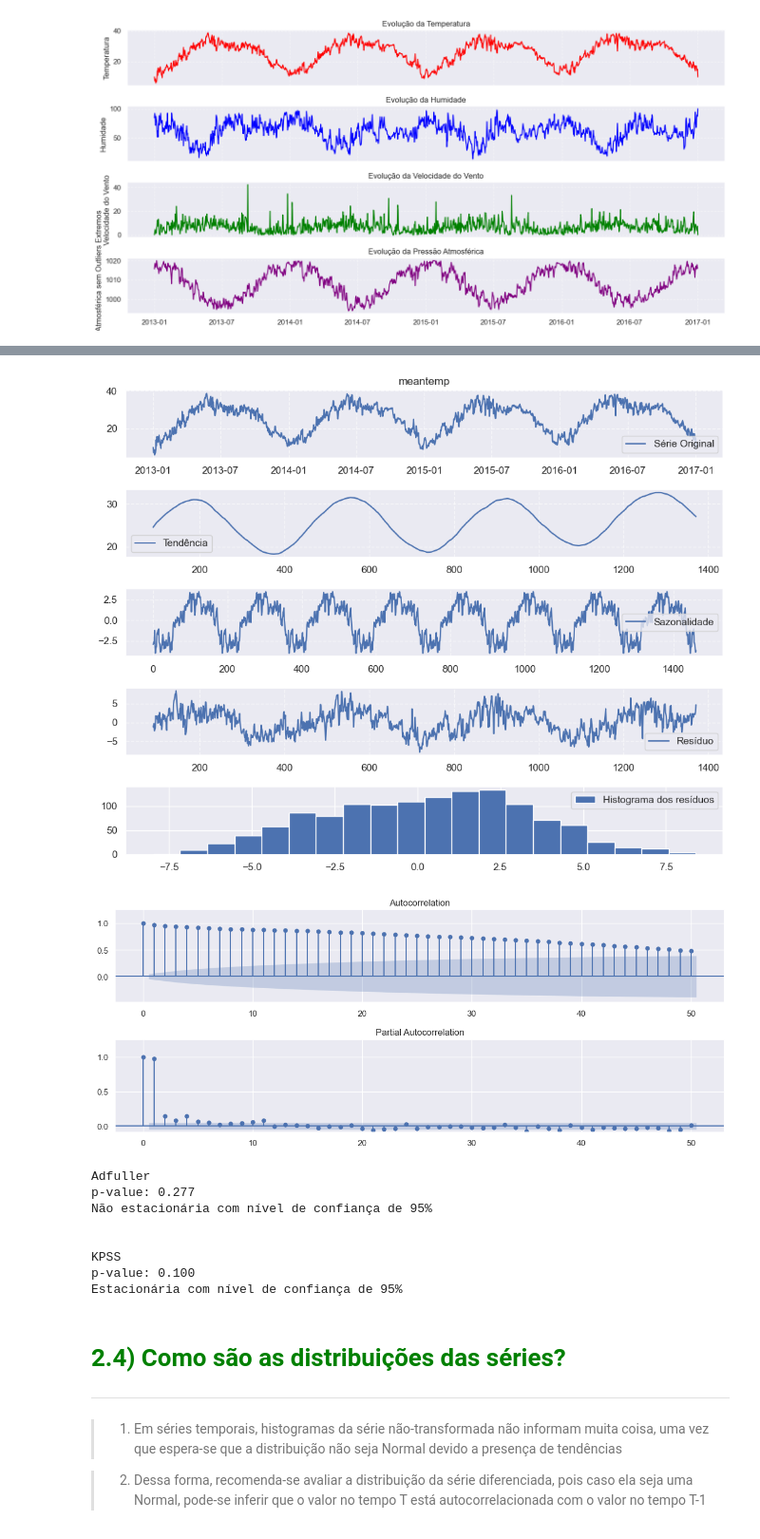
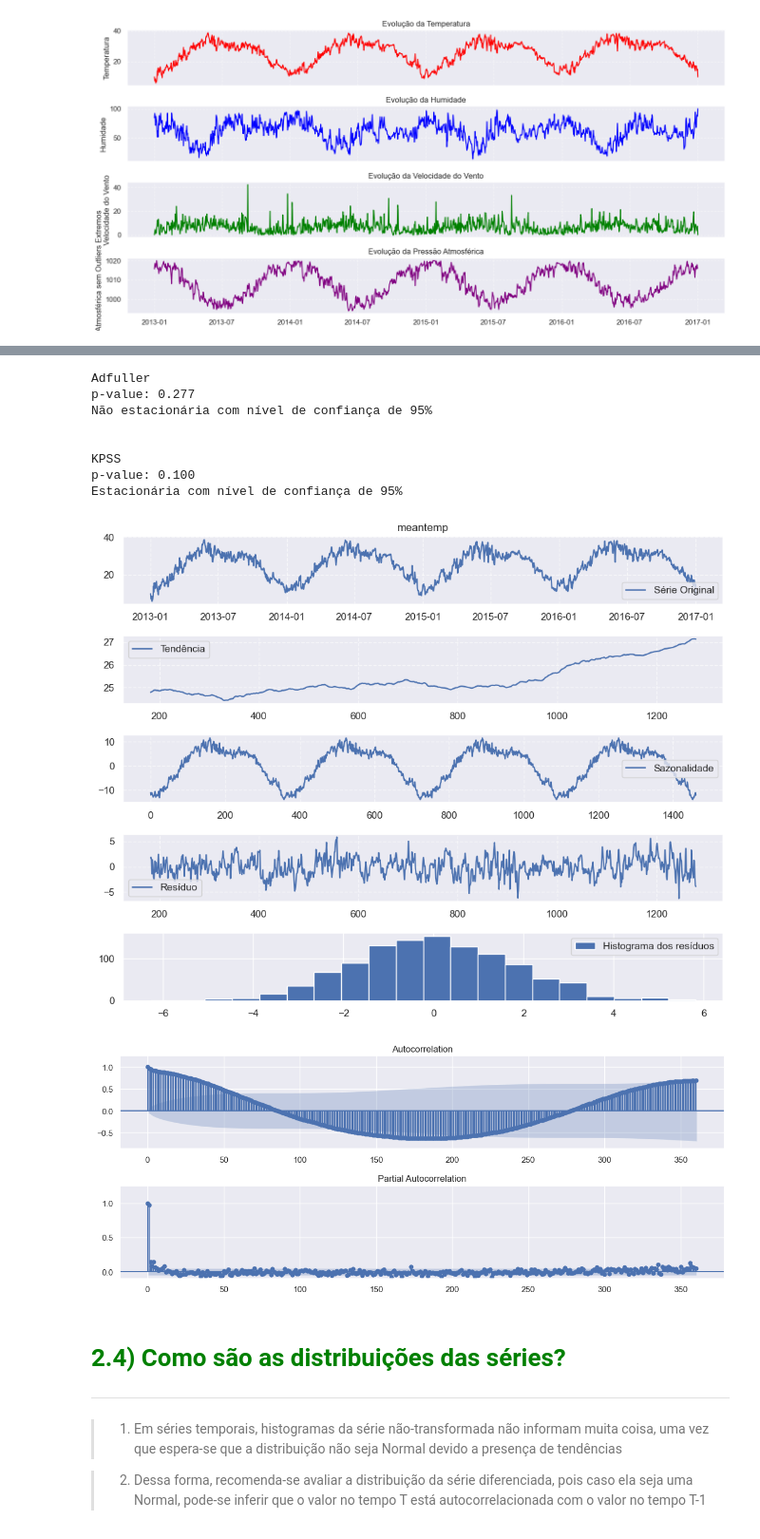
Before and after one commit to leonardovargas10/Modelo_Forecasting_Temperature-, a Jupyter notebook: Modelo_Forecasting.ipynb, the cells around one changed output, grey strips where cells are left out. Shown at 95% size. Drawn from its saved outputs; the diff is of its cells as text; code cells hidden in the pictures.

```diff
--- a/Modelo_Forecasting.ipynb
+++ b/Modelo_Forecasting.ipynb
@@ -100,10 +100,10 @@ def analisa_estacionaridade(series):
             print("\x1b[31mNão estacionária com nível de confiança de 95%\x1b[0m")
         print("\n")
 # %%
-def plota_acf_pacf(series):
+def plota_acf_pacf(series, n_lags):
     fig, ax = plt.subplots(2,1, figsize = (12,5))
-    fig = sm.graphics.tsa.plot_acf(series, lags=50, ax=ax[0], auto_ylims=True)
-    fig = sm.graphics.tsa.plot_pacf(series, lags=50, ax=ax[1], auto_ylims=True)
+    fig = sm.graphics.tsa.plot_acf(series, lags=n_lags, ax=ax[0], auto_ylims=True)
+    fig = sm.graphics.tsa.plot_pacf(series, lags=n_lags, ax=ax[1], auto_ylims=True)
     plt.tight_layout()
     plt.show()
 # %%
@@ -331,54 +337,53 @@ No ADF o teste de hipótese se resume a:
 # %%
 # Realizar a decomposição da série temporal
-result = seasonal_decompose(df_climate['meantemp'], model='additive', period=180)
+result = seasonal_decompose(df_climate['meantemp'], model='additive', period=365)
 
 # o primeiro número (5) representa o número total de linhas, e o segundo número (5) representa o índice do subplot dentro da grade.
+analisa_estacionaridade(df_climate['meantemp'])
 
 # Plotar os componentes decompostos
 plt.figure(figsize=(10, 8))
 
 plt.subplot(511)
 plt.plot(df_climate['date'], df_climate['meantemp'], label='Série Original')
 plt.title('meantemp')
 plt.grid(True, linestyle="--", alpha=0.6)
 plt.legend()
 
 plt.subplot(512)
 plt.plot(result.trend, label='Tendência')
 plt.grid(True, linestyle="--", alpha=0.6)
 plt.legend()
 
 plt.subplot(513)
 plt.plot(result.seasonal,label='Sazonalidade')
 plt.grid(True, linestyle="--", alpha=0.6)
 plt.legend()
 
 plt.subplot(514)
 plt.plot(result.resid, label='Resíduo')
 plt.grid(True, linestyle="--", alpha=0.6)
 plt.legend()
 
 plt.subplot(515)
 plt.hist(result.resid, bins=20, label="Histograma dos resíduos")
 plt.legend()
 
 plt.tight_layout()
 plt.show()
 
-plota_acf_pacf(df_climate['meantemp'])
-
-analisa_estacionaridade(df_climate['meantemp'])
+plota_acf_pacf(df_climate['meantemp'], 360)
 # %% [output]
+Adfuller
+p-value: 0.277
+Não estacionária com nível de confiança de 95%
+
+
+KPSS
+p-value: 0.100
+Estacionária com nível de confiança de 95%
-[figure, old version]
+[figure, new version]
-[figure, old version]
+[figure, new version]
-Adfuller
-p-value: 0.277
-Não estacionária com nível de confiança de 95%
-
-
-KPSS
-p-value: 0.100
-Estacionária com nível de confiança de 95%
 # %% [markdown]
 # <font color='green' style='font-size: 30px;'> 2.4) Como são as distribuições das séries? </font>
 <hr style='border: 2px solid green;'>
```
Also changed, not shown: parts of 17 cells of this notebook.
